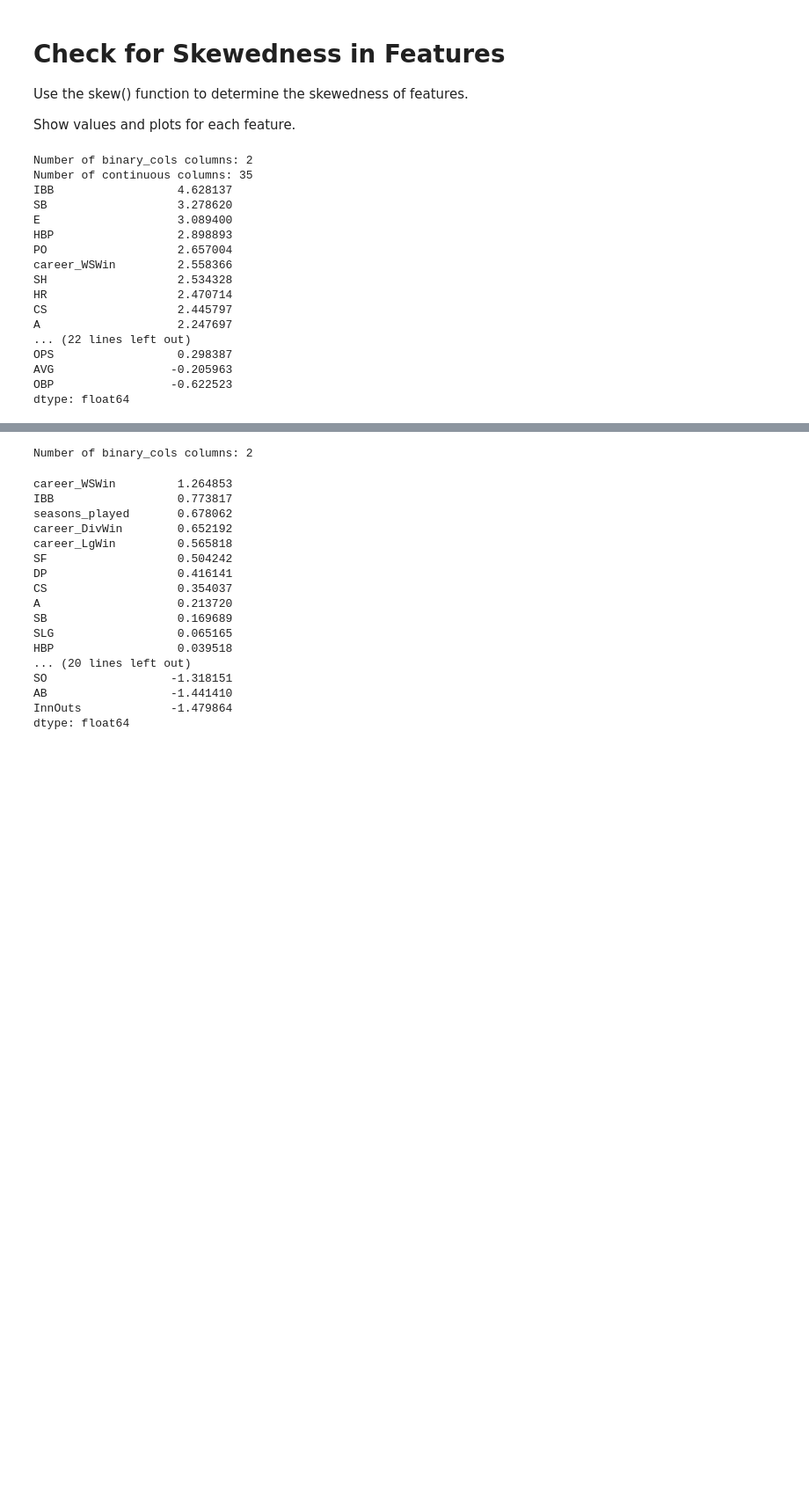
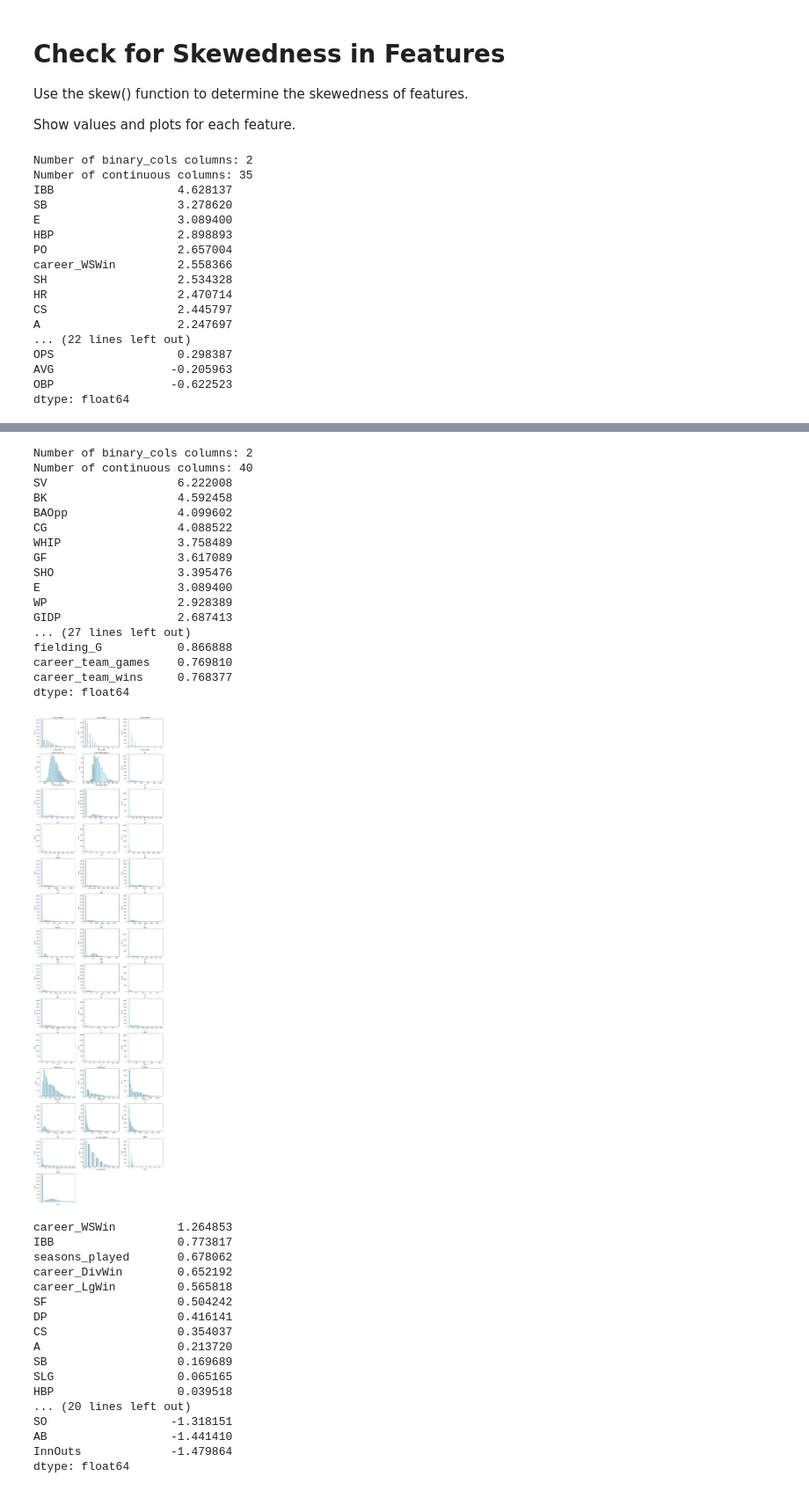
Before and after one commit to INFO-523-SU25/final-project-cortopassi-harville-pelley, a Jupyter notebook: notebooks/hall_of_fame.ipynb, the cells around one changed output, grey strips where cells are left out. Shown at 88% size. Saved outputs shown, nothing was run; the diff lists cells and outputs as text; code cells hidden in the pictures; blank space fills up the shorter version.

Commit message:
Committing updates with pitching

```diff
--- a/notebooks/hall_of_fame.ipynb
+++ b/notebooks/hall_of_fame.ipynb
@@ -544,33 +544,74 @@ plot_continuous_histograms(batting_hof_elig_df, continuous_cols)
 # pitching
 # get only numeric columns
 pitching_numeric_df = pitching_hof_elig_df.select_dtypes(include=[np.number])
 
 # make sure to not include binary columns in this analysis
 binary_cols = [col for col in pitching_numeric_df.select_dtypes(include=[np.number]).columns if pitching_numeric_df[col].dropna().isin([0,1]).all()]
 
 print(f"Number of binary_cols columns: {len(binary_cols)}")
 
 pitching_continuous_cols = [col for col in pitching_numeric_df.select_dtypes(include=[np.number]).columns if col not in binary_cols]
+
+print(f"Number of continuous columns: {len(pitching_continuous_cols)}")
+
+# calculate skewness for each numeric column
+skewness = pitching_numeric_df[pitching_continuous_cols].skew().sort_values(ascending=False)
+
+# show all features with their skewness
+print(skewness)
+
+def plot_continuous_histograms(df, cols):
+    n_cols = 3
+    n_rows = int(np.ceil(len(cols) / n_cols))
+
+    plt.figure(figsize=(n_cols * 5, n_rows * 4))
+
+    for i, col in enumerate(cols, 1):
+        plt.subplot(n_rows, n_cols, i)
+        sns.histplot(df[col], kde=True, color='skyblue')
+        plt.title(col)
+
+    plt.tight_layout()
+    plt.show()
+
+plot_continuous_histograms(pitching_hof_elig_df, pitching_continuous_cols)
 # %% [output]
 Number of binary_cols columns: 2
 Number of continuous columns: 35
 IBB                  4.628137
 SB                   3.278620
 E                    3.089400
 HBP                  2.898893
 PO                   2.657004
 career_WSWin         2.558366
 SH                   2.534328
 HR                   2.470714
 CS                   2.445797
 A                    2.247697
 ... (22 lines left out)
 OPS                  0.298387
 AVG                 -0.205963
 OBP                 -0.622523
 dtype: float64
 [figure]
 Number of binary_cols columns: 2
+Number of continuous columns: 40
+SV                   6.222008
+BK                   4.592458
+BAOpp                4.099602
+CG                   4.088522
+WHIP                 3.758489
+GF                   3.617089
+SHO                  3.395476
+E                    3.089400
+WP                   2.928389
+GIDP                 2.687413
+... (27 lines left out)
+fielding_G           0.866888
+career_team_games    0.769810
+career_team_wins     0.768377
+dtype: float64
+[figure, added]
 # %%
 def log_transform(df, cols, add_constant=2):
     df_transformed = df.copy()
```
Also changed, not shown: parts of 6 cells of this notebook, 4 other files.
